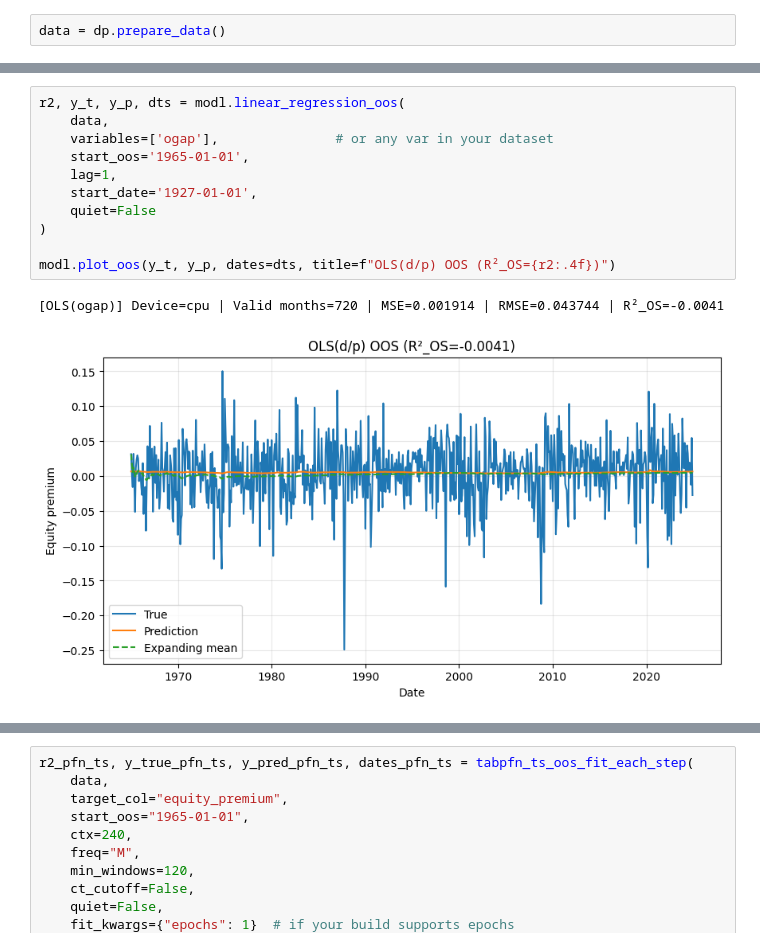
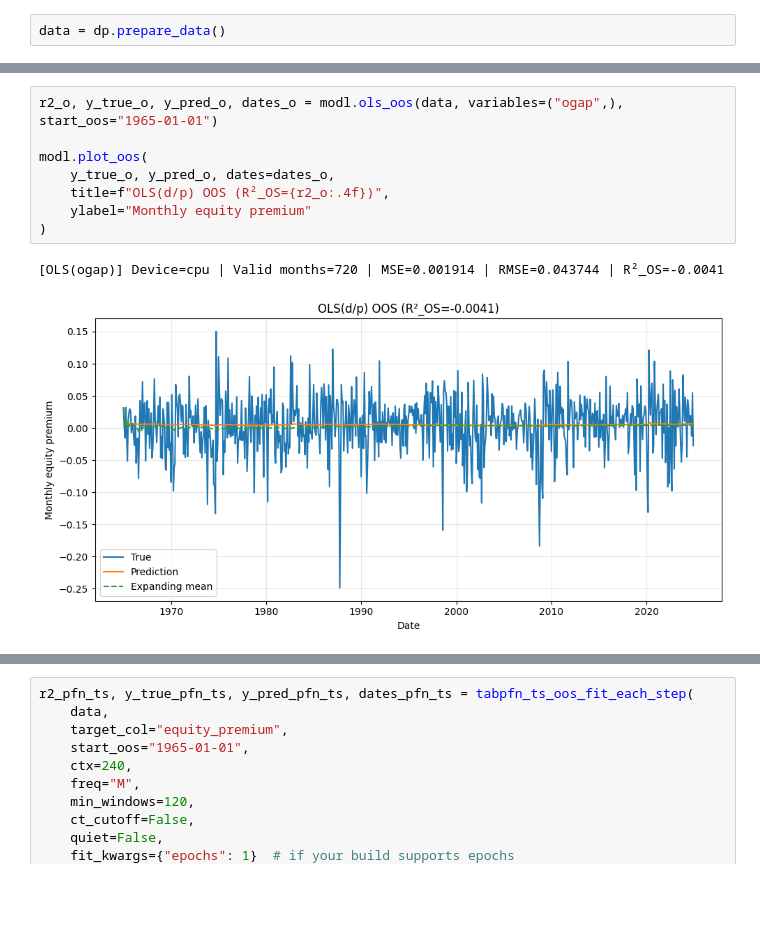
Before and after one commit to KiliTili/Masterarbeit, a Jupyter notebook: Notebooks/Benchmark/modelling.ipynb, the cells around one changed output, grey strips where cells are left out. Saved outputs shown, nothing was run; the diff lists cells and outputs as text; blank space fills up the shorter version.

```diff
--- a/Notebooks/Benchmark/modelling.ipynb
+++ b/Notebooks/Benchmark/modelling.ipynb
@@ -51,17 +48,14 @@ Monthly predictors ranked (worst → best) by OOS R²:
 25.        lty   R²_OOS = -0.0041
 26.       ogap   R²_OOS = -0.0041
 # %%
-r2, y_t, y_p, dts = modl.linear_regression_oos(
-    data,
-    variables=['ogap'],               # or any var in your dataset
-    start_oos='1965-01-01',
-    lag=1,
-    start_date='1927-01-01',
-    quiet=False
+r2_o, y_true_o, y_pred_o, dates_o = modl.ols_oos(data, variables=("ogap",), start_oos="1965-01-01")
+
+modl.plot_oos(
+    y_true_o, y_pred_o, dates=dates_o,
+    title=f"OLS(d/p) OOS (R²_OS={r2_o:.4f})",
+    ylabel="Monthly equity premium"
 )
-
-modl.plot_oos(y_t, y_p, dates=dts, title=f"OLS(d/p) OOS (R²_OS={r2:.4f})")
 # %% [output]
 [OLS(ogap)] Device=cpu | Valid months=720 | MSE=0.001914 | RMSE=0.043744 | R²_OS=-0.0041
-[figure, old version]
+[figure, new version]
 # %%
```
Also changed, not shown: parts of 9 cells of this notebook, 7 other files.
